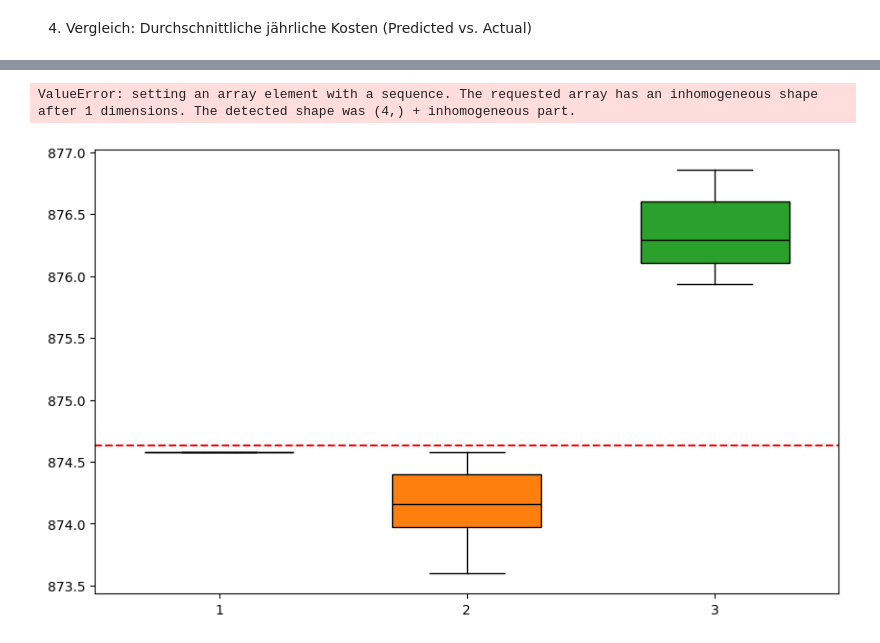
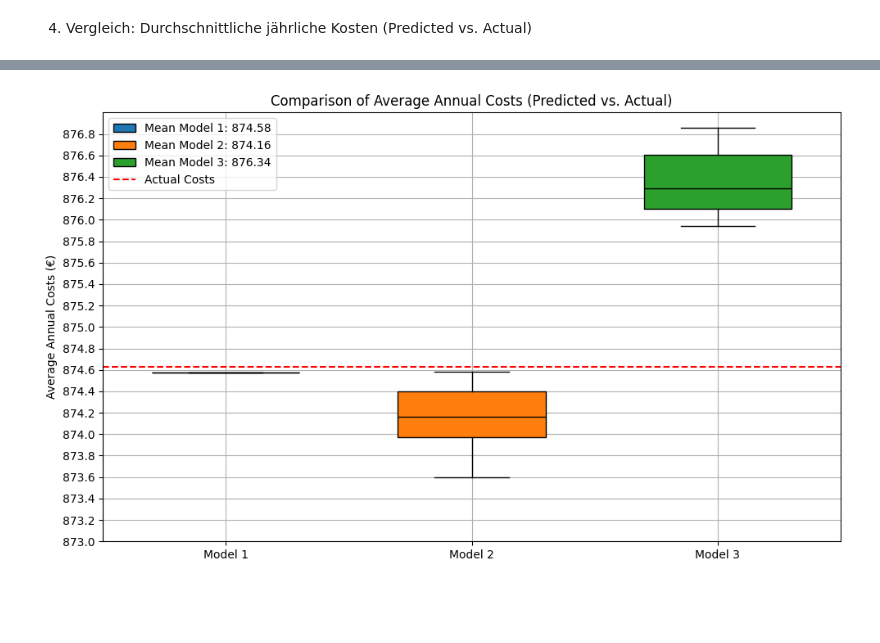
Before and after one commit to reschol/wattWise, a Jupyter notebook: run_multiple_notebooks.ipynb, the cells around one changed output, grey strips where cells are left out. Drawn from its saved outputs; the diff is of its cells as text; code cells hidden in the pictures; blank space fills up the shorter version.

```diff
--- a/run_multiple_notebooks.ipynb
+++ b/run_multiple_notebooks.ipynb
@@ -91,7 +91,7 @@ Run 12/30 ...
 ... (19 outputs left out)
 # %%
 #Compare results
-with open("all_runs_results.json", "r") as f:
+with open("all_runs_results_14days.json", "r") as f:
     all_results = json.load(f)
 
 # 2. Übersicht: Ausgabe des Run-Datums und der durchschnittlichen NMAE pro Modell
@@ -209,27 +206,29 @@ Run Date: 2019-10-29T00:00:00+00:00
 # %%
 # Mean Annual Costs over all runs
 mean_actual_costs = np.mean([np.mean(run["Annual Predicted Costs"]["Actual Costs"]) for run in all_results])
 mean_model1_costs = np.mean([np.mean(run["Annual Predicted Costs"]["Model 1"]) for run in all_results])
 mean_model2_costs = np.mean([np.mean(run["Annual Predicted Costs"]["Model 2"]) for run in all_results])
 mean_model3_costs = np.mean([np.mean(run["Annual Predicted Costs"]["Model 3"]) for run in all_results])
 
 # Standardabweichung der durchschnittlichen jährlichen Kosten über alle Läufe
 std_actual_costs = np.std([np.mean(run["Annual Predicted Costs"]["Actual Costs"]) for run in all_results])
 std_model1_costs = np.std([np.mean(run["Annual Predicted Costs"]["Model 1"]) for run in all_results])
 std_model2_costs = np.std([np.mean(run["Annual Predicted Costs"]["Model 2"]) for run in all_results])
 std_model3_costs = np.std([np.mean(run["Annual Predicted Costs"]["Model 3"]) for run in all_results])
 
 #Boxplot
 plt.figure(figsize=(10, 6))
-plt.boxplot([np.mean(run["Annual Predicted Costs"]["Model 1"]) for run in all_results], positions=[1], widths=0.6, patch_artist=True, boxprops=dict(facecolor="C0"), medianprops=dict(color="black"))
-plt.boxplot([np.mean(run["Annual Predicted Costs"]["Model 2"]) for run in all_results], positions=[2], widths=0.6, patch_artist=True, boxprops=dict(facecolor="C1"), medianprops=dict(color="black"))
-plt.boxplot([np.mean(run["Annual Predicted Costs"]["Model 3"]) for run in all_results], positions=[3], widths=0.6, patch_artist=True, boxprops=dict(facecolor="C2"), medianprops=dict(color="black"))
+plt.boxplot([np.mean(run["Annual Predicted Costs"]["Model 1"]) for run in all_results], positions=[1], widths=0.6, patch_artist=True, boxprops=dict(facecolor="C0"), medianprops=dict(color="black"), label=f"Mean Model 1: {mean_model1_costs:.2f}")
+plt.boxplot([np.mean(run["Annual Predicted Costs"]["Model 2"]) for run in all_results], positions=[2], widths=0.6, patch_artist=True, boxprops=dict(facecolor="C1"), medianprops=dict(color="black"), label=f"Mean Model 2: {mean_model2_costs:.2f}")
+plt.boxplot([np.mean(run["Annual Predicted Costs"]["Model 3"]) for run in all_results], positions=[3], widths=0.6, patch_artist=True, boxprops=dict(facecolor="C2"), medianprops=dict(color="black") , label=f"Mean Model 3: {mean_model3_costs:.2f}")
 plt.axhline(y=874.63, color='Red', linestyle='--', label="Actual Costs")
-plt.xticks([1, 2, 3, ["Model 1", "Model 2", "Model 3"]])
+plt.xticks([1, 2, 3], ["Model 1", "Model 2", "Model 3"])
+plt.yticks(np.arange(870, 877, 0.2))
+plt.grid(True)
+plt.ylim(873, 877)
 plt.ylabel("Average Annual Costs (€)")
 plt.legend()
 plt.title("Comparison of Average Annual Costs (Predicted vs. Actual)")
 plt.tight_layout()
 # %% [output]
-ValueError: setting an array element with a sequence. The requested array has an inhomogeneous shape after 1 dimensions. The detected shape was (4,) + inhomogeneous part.
-[figure, old version]
+[figure, new version]
```
Also changed, not shown: parts of 3 cells of this notebook, 8 other files.
